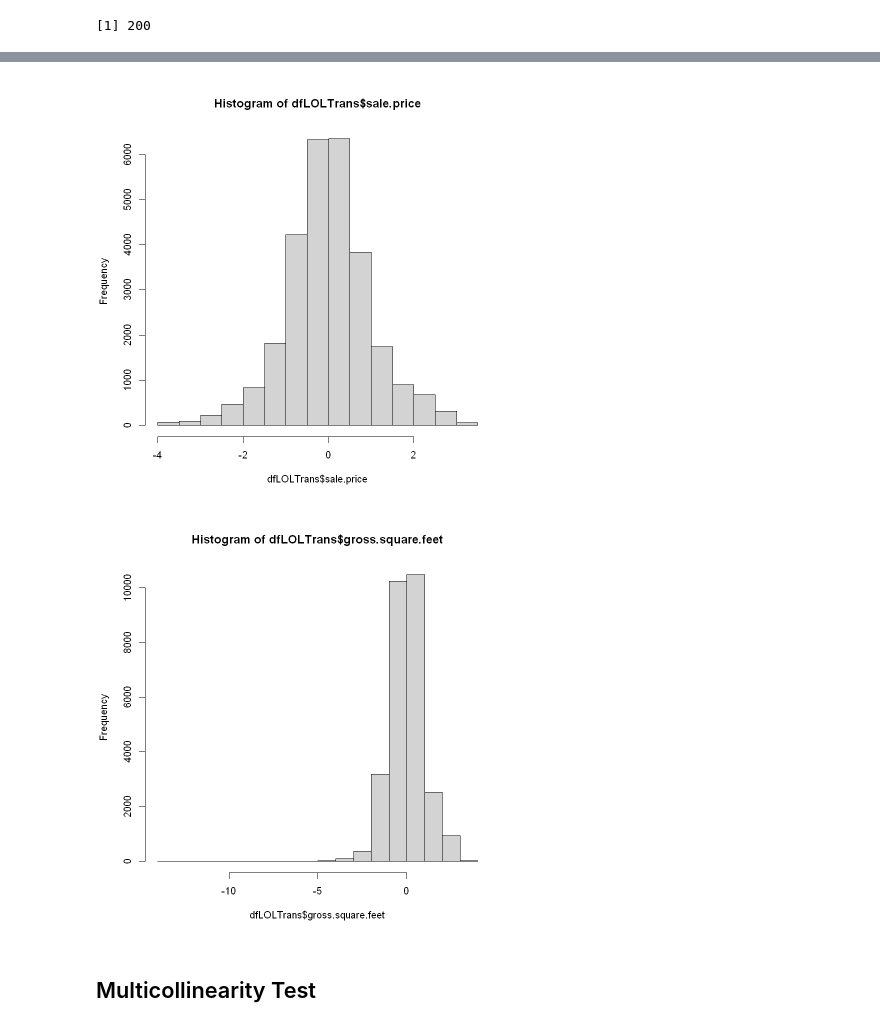
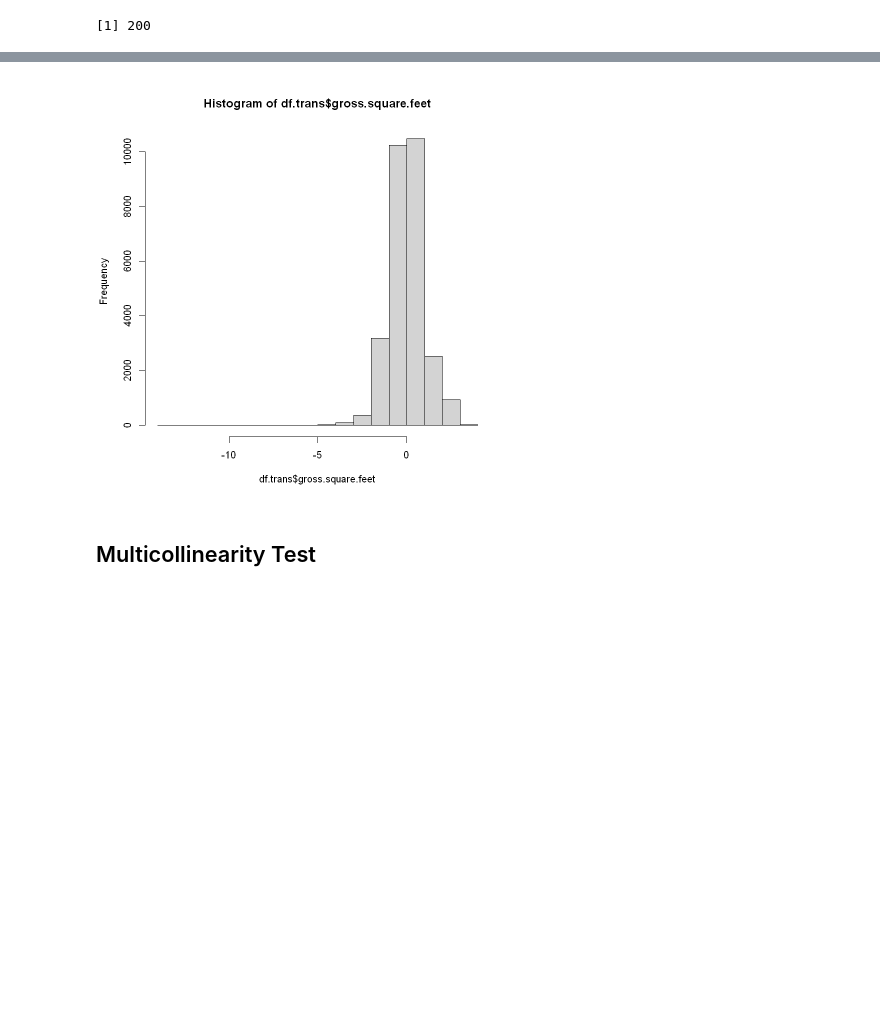
Before and after one commit to jvbaker95/OR-568-Project, a Jupyter notebook: OR-568_Project_Analysis.ipynb, the cells around one changed output, grey strips where cells are left out. Cells and saved outputs as stored; diff of their text form; code cells hidden in the pictures; blank space fills up the shorter version.

```diff
--- a/OR-568_Project_Analysis.ipynb
+++ b/OR-568_Project_Analysis.ipynb
@@ -309,7 +311,7 @@ prettyPrintCols(df)
 # so they will be re-cast as numeric vectors.
 
 ##### Price and Square Footage
-df.y <- as.numeric(as.character(df.y))
+df$sale.price <- as.numeric(as.character(df$sale.price))
 df$land.square.feet <- as.numeric(as.character(df$land.square.feet))
 df$gross.square.feet <- as.numeric(as.character(df$gross.square.feet))
 # %% [output]
@@ -510,0 +520,10 @@ dfLOL <- as.data.frame(df)
+# %%
+# Based on the histogram above for gross square feet, we observed that the data was heavily skewed and can benefit
+# from a Box Cox + Center/Scaling transformation for improved model performance.
+# BEFORE we do that though, we will separate `sale.price` from the dataframe to
+# prevent the same transformation from applying to the response.
+df.y <- df$sale.price
+df <- subset(df, select = -c(sale.price))
+
+# Validate that sale.price has been removed from the structure of the main data frame.
+prettyPrintCols(df)
@@ -511,8 +545,9 @@ dfLOL <- as.data.frame(df)
 # %%
-dfLOLBOX <- preProcess(
-    dfLOL,
+# Preload a preprocessing routine
+df.preProc <- preProcess(
+    df,
     method = c("BoxCox", "center", "scale")
 )
 # %%
 ## Apply the transformations
-dfLOLTrans <- predict(dfLOLBOX, dfLOL)
+df.trans <- predict(df.preProc, df)
@@ -532,9 +554,7 @@ Lambda estimates for Box-Cox transformation:
 # %%
-hist(dfLOLTrans$sale.price)
-hist(dfLOLTrans$gross.square.feet)
+hist(df.trans$gross.square.feet)
 # %% [output]
-[figure, old version]
+[figure, new version]
-[figure, removed]
 # %% [markdown]
 ## Multicollinearity Test
 # %%
```
Also changed, not shown: parts of 10 cells of this notebook.
